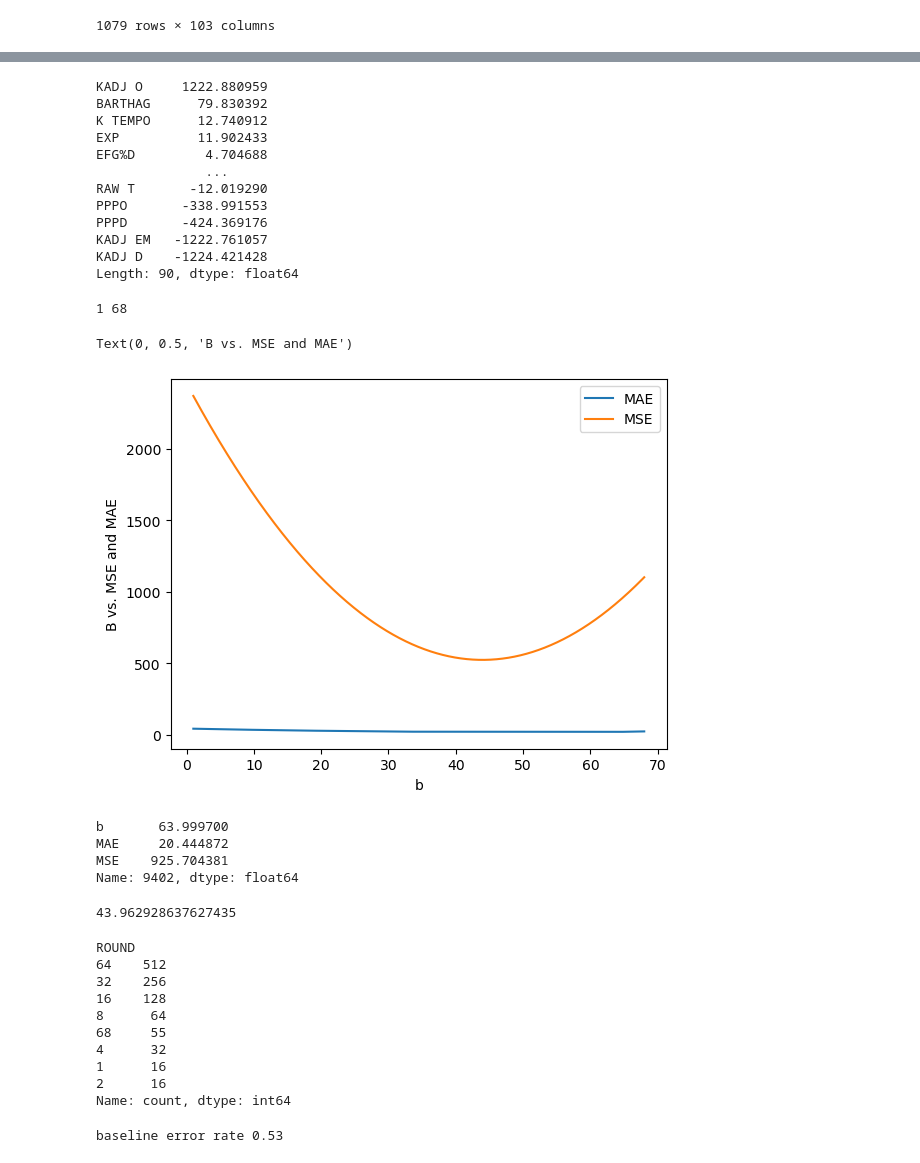
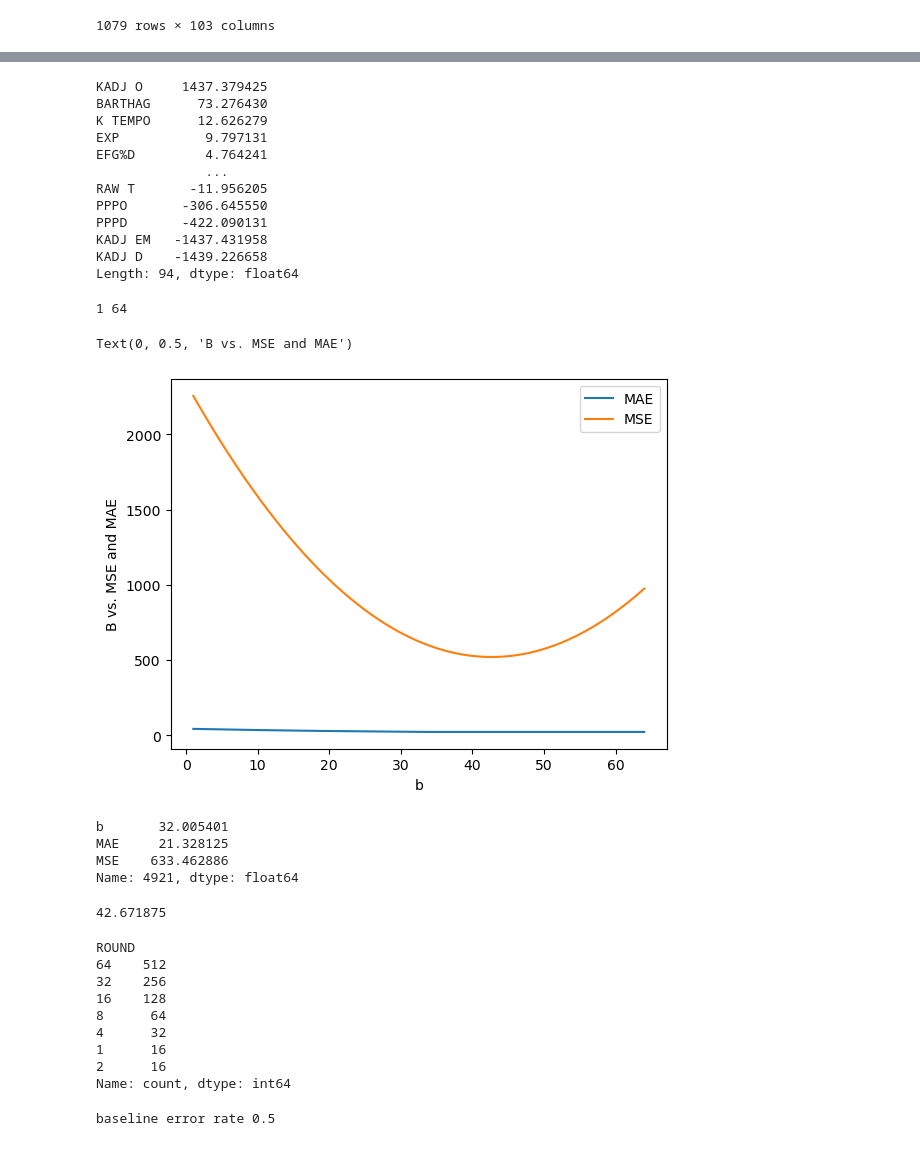
Before and after one commit to rhit-utsisda/ML-Project, a Jupyter notebook: Project/LinRegRound.ipynb, the cells around one changed output, grey strips where cells are left out. Drawn from its saved outputs; the diff is of its cells as text; code cells hidden in the pictures.

Commit message:
More edits to LinRegRound

```diff
--- a/Project/LinRegRound.ipynb
+++ b/Project/LinRegRound.ipynb
@@ -24,5 +28,7 @@ df
 # %%
 df_train = df[df['YEAR'] != 2024]
+df_train = df_train[df_train['ROUND'] != 68]
 df_test = df[df['YEAR'] == 2024]
+df_test = df_test[df_test['ROUND'] != 68]
 # %%
 # split into into training and testing set
@@ -65,23 +75,23 @@ Test R^2 score: 0.3964674896413657
 # %%
-coefs = pd.Series(model.coef_, X.columns)
+coefs = pd.Series(model.coef_, X_train.columns)
 coefs.sort_values(ascending=False)
 # %% [output]
-KADJ O     1222.880959
-BARTHAG      79.830392
-K TEMPO      12.740912
-EXP          11.902433
-EFG%D         4.704688
+KADJ O     1437.379425
+BARTHAG      73.276430
+K TEMPO      12.626279
+EXP           9.797131
+EFG%D         4.764241
               ...
-RAW T       -12.019290
-PPPO       -338.991553
-PPPD       -424.369176
-KADJ EM   -1222.761057
-KADJ D    -1224.421428
-Length: 90, dtype: float64
+RAW T       -11.956205
+PPPO       -306.645550
+PPPD       -422.090131
+KADJ EM   -1437.431958
+KADJ D    -1439.226658
+Length: 94, dtype: float64
 # %%
 print(df_train['ROUND'].min(),df_train['ROUND'].max())
 # %% [output]
-1 68
+1 64
 # %%
 # y and yh are 2 numpy arrays.
 def MAE(y,yh):
@@ -97,38 +107,38 @@ def MSE(y,yh):
 def SimpleBiasRegressor(b,n):
     return np.ones(n)*b # TODO: replace this.
 # %%
-y = df.ROUND
+y = pd.concat([df_train['ROUND'],df_test['ROUND']],axis=0)
 
 B = np.linspace(y.min(), y.max(), num = 10000)
 mae = []
 mse = []
 for bias in B:
     mae.append(MAE(y, SimpleBiasRegressor(bias, len(y))))
     mse.append(MSE(y, SimpleBiasRegressor(bias, len(y))))
 
 results = pd.DataFrame()
 results['b'] = B
 results['MAE'] = mae
 results['MSE'] = mse
 
 # TODO: plot the results
 ax1 = results.plot.line(x='b',y='MAE')
 results.plot.line(x='b',y='MSE',ax=ax1)
 plt.ylabel('B vs. MSE and MAE')
 # %% [output]
 Text(0, 0.5, 'B vs. MSE and MAE')
-[figure, old version]
+[figure, new version]
 # %%
 results.iloc[results['MAE'].idxmin()]
 # %% [output]
-b       63.999700
-MAE     20.444872
-MSE    925.704381
-Name: 9402, dtype: float64
+b       32.005401
+MAE     21.328125
+MSE    633.462886
+Name: 4921, dtype: float64
 # %%
 y.mean()
 # %% [output]
-43.962928637627435
+42.671875
 # %%
 y.value_counts()
 # %% [output]
@@ -137,13 +147,12 @@ ROUND
 32    256
 16    128
 8      64
-68     55
 4      32
 1      16
 2      16
 Name: count, dtype: int64
 # %%
-err = 1 - y.value_counts().max()/df.shape[0]  # 0 # FIXME
+err = 1 - y.value_counts().max()/pd.concat([df_train,df_test],axis=0).shape[0]  # 0 # FIXME
 print('baseline error rate',round(err,2))
 # %% [output]
-baseline error rate 0.53
+baseline error rate 0.5
```
Also changed, not shown: parts of 4 cells of this notebook.
